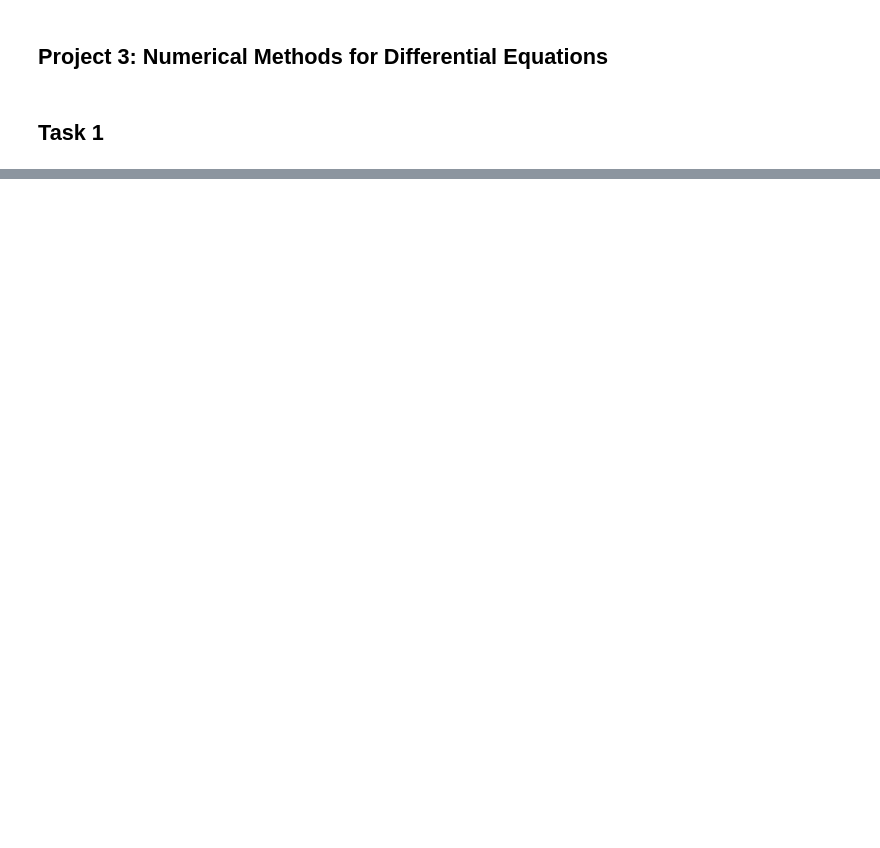
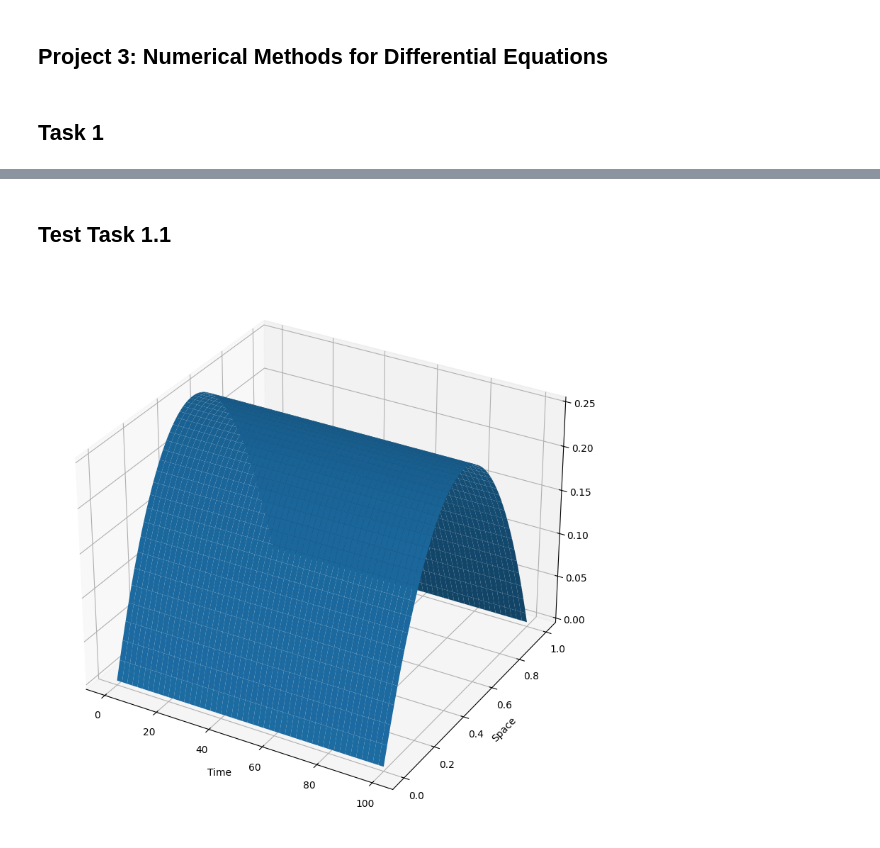
Before and after one commit to william-lundgren/FilipNumMums, a Jupyter notebook: Projekt3.ipynb, the cells around one changed output, grey strips where cells are left out. Saved outputs shown, nothing was run; the diff lists cells and outputs as text; code cells hidden in the pictures; blank space fills up the shorter version.

```diff
--- a/Projekt3.ipynb
+++ b/Projekt3.ipynb
@@ -27,8 +26,0 @@ def euler_step(A: np.array, y_n: np.array, h: float):
-# %%
-N = 999
-M = 999
-tend = 100
-xx = np.linspace(0, 1, N+2)
-tt = np.linspace(0, tend, M+1)
-xv, yv = np.meshgrid(xx, tt)
-alpha, beta = 0, 0
@@ -42,3 +27,28 @@ xv[:, 0] = f(xx)
-# %%
-for i in range(M):
-    xv[:, i + 1] = euler_step(toeplitz_like(N), xv[:, 1:-1], 1 / (N+1))
+# %%
+def euler_solve(g_0, N, M, t_end, alpha, beta):
+    xx = np.linspace(0, 1, N+2)
+    tt = np.linspace(0, t_end, M+1)
+    Y = np.zeros((M+1, N+2))
+    Y[0,:] = g_0(xx)
+    for i in range(M):
+        Y[i+1,:] = euler_step(toeplitz_like(N), Y[i,:][1:-1], t_end/M, alpha, beta)
+    return Y, tt, xx
+# %%
+def plot3d(Y, t_grid, x_grid):
+     T, X = np.meshgrid(np.transpose(t_grid), x_grid)
+
+     fig = plt.figure(figsize=(10, 10))
+     ax = fig.add_subplot(111, projection='3d')
+     ax.plot_surface(T, X, np.transpose(Y))
+
+     ax.set_xlabel('Time')
+     ax.set_ylabel('Space')
+
+     plt.show()
+# %% [markdown]
+## Test Task 1.1
+# %%
+Y, t_grid, x_grid = euler_solve(lambda x : x*(1-x), 999, 999, 100, 0, 0)
+plot3d(Y, t_grid, x_grid)
+# %% [output]
+[figure, added]
```
Also changed, not shown: parts of 5 cells of this notebook.
